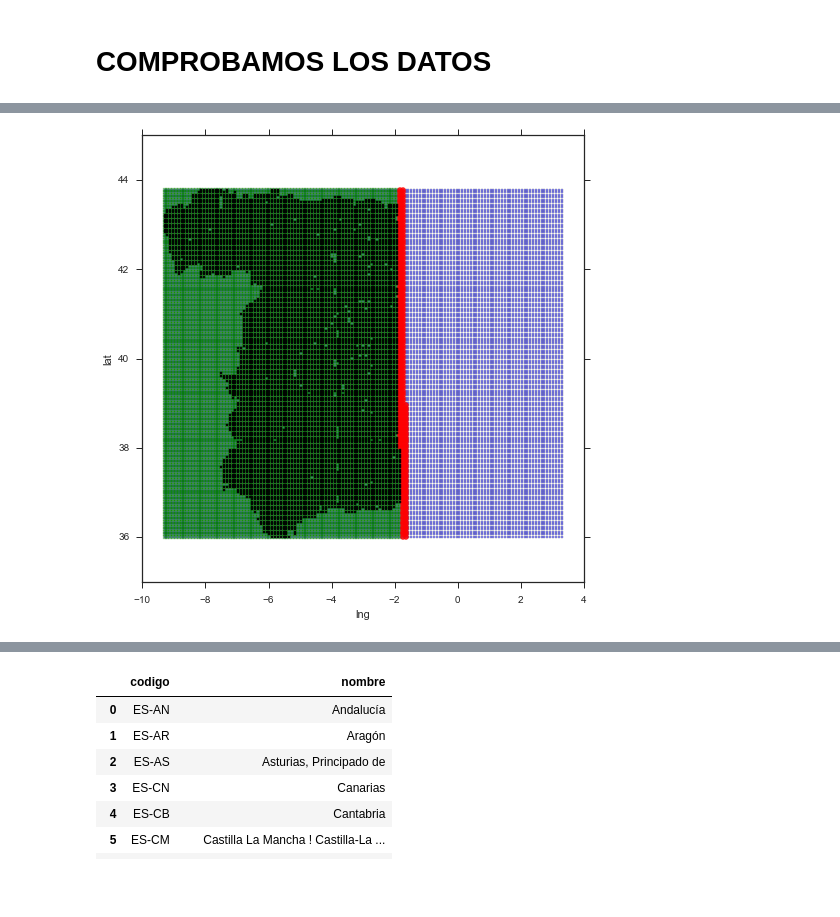
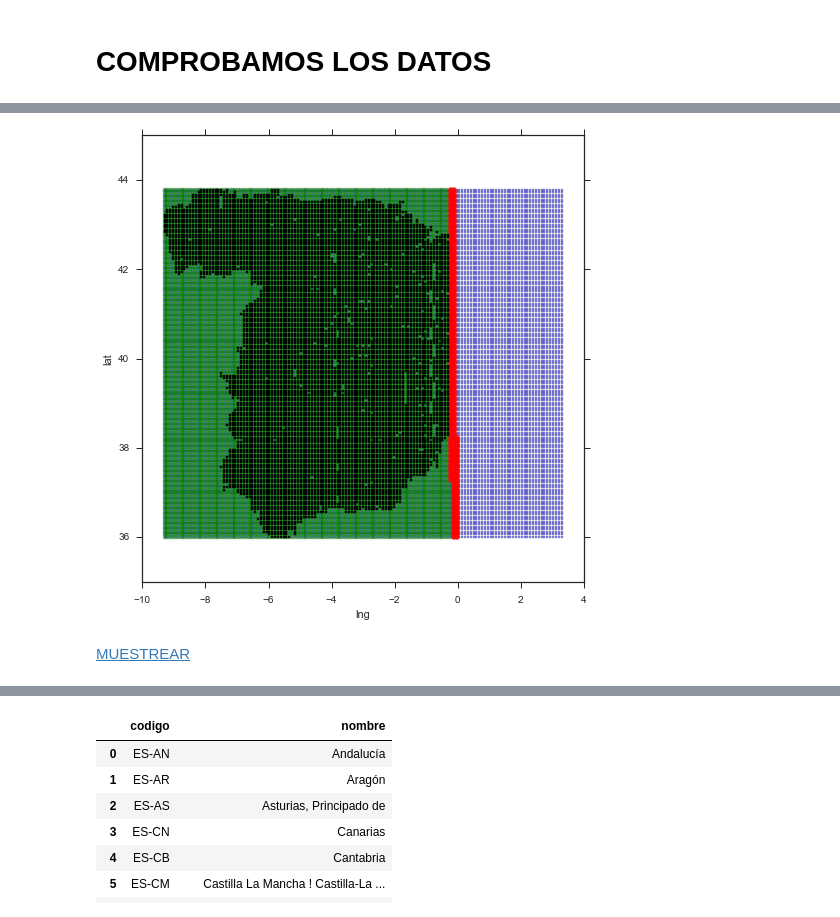
Before and after one commit to fagan2888/SIAD, a Jupyter notebook: Trabajo Grupo/mapa.ipynb, the cells around one changed output, grey strips where cells are left out. Cells and saved outputs as stored; diff of their text form; code cells hidden in the pictures; blank space fills up the shorter version.

```diff
--- a/Trabajo Grupo/mapa.ipynb
+++ b/Trabajo Grupo/mapa.ipynb
@@ -487,4 +487,4 @@ g.json['county']
 # from collections import defaultdict
 # montecarlo = defaultdict(lambda : defaultdict(lambda : defaultdict(tuple)))
 
-n = 8167
+n = 14264
@@ -622,18 +621,21 @@ plt.tight_layout()
 # %%
-n = n - 1
-nf = n + 300
+incremento = 300
+n = n #+ incremento
+nf = n + incremento
 
 plt.figure(figsize=(10,10))
 ax = plt.subplot(1,1,1)
 
 ax.scatter(xs, ys, marker='.', alpha=0.5)
 ax.scatter(xs[:n], ys[:n], marker='s', color='g', alpha=0.4)
 ax.scatter(xs[n:nf], ys[n:nf], marker='o', color='r', s=20, linewidth=1, alpha=0.8)
 d[d.pais == 'ES'].plot(kind='scatter', x='lng', y='lat', marker='.', figsize=(7,7), ax=ax, color='black')
 
 plt.tight_layout()
 # %% [output]
-[figure, old version]
+[figure, new version]
+# %% [markdown]
+[MUESTREAR](#MUESTREAR)
 # %%
 plt.figure(figsize=(6,6))
 ax = plt.subplot(1,1,1)
```
Also changed, not shown: parts of 19 cells of this notebook.
